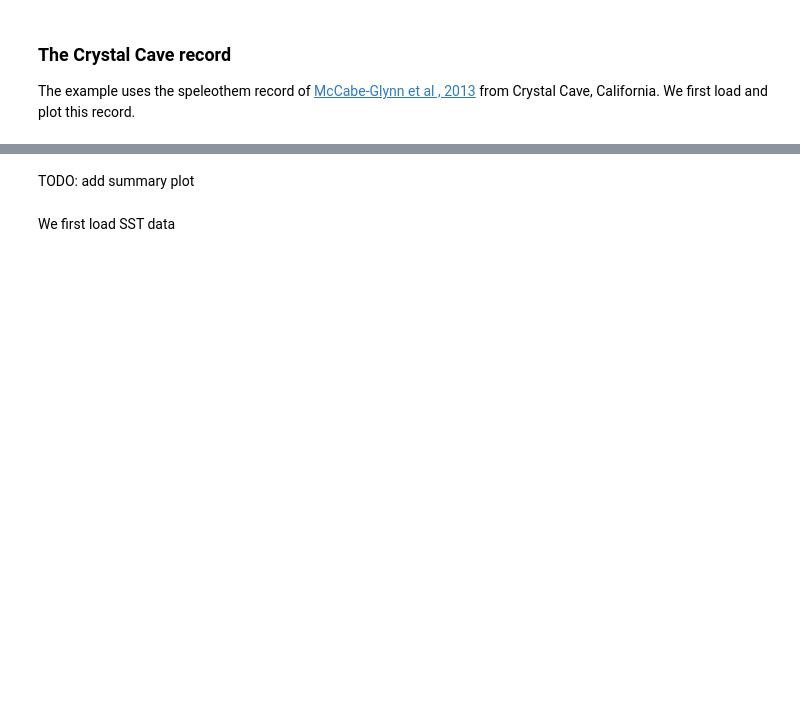
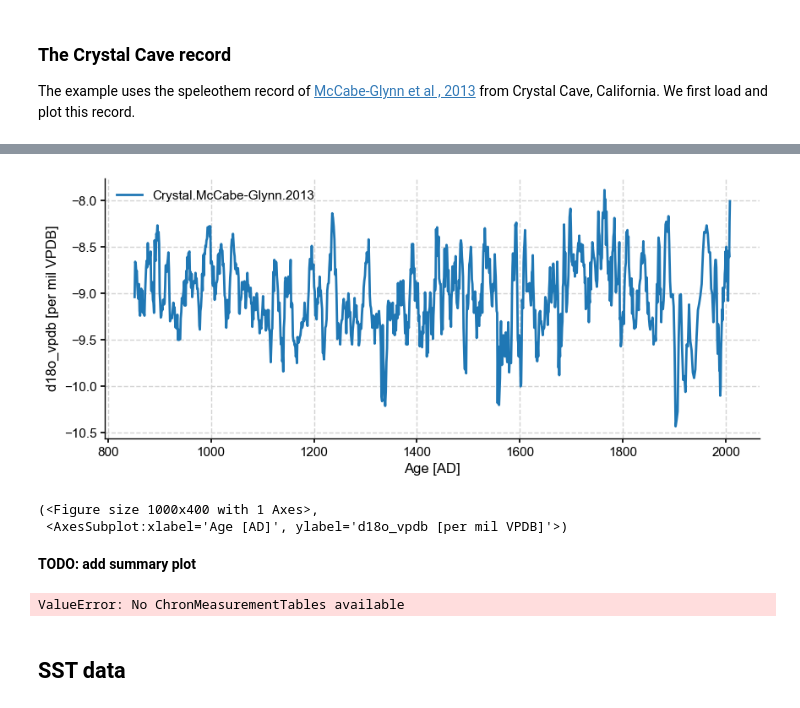
Before and after one commit to LinkedEarth/paleoHackathon, a Jupyter notebook: notebooks/PaleoHack-nb04_Correlations.ipynb, the cells around one changed output, grey strips where cells are left out. Saved outputs shown, nothing was run; the diff lists cells and outputs as text; code cells hidden in the pictures; blank space fills up the shorter version.

```diff
--- a/notebooks/PaleoHack-nb04_Correlations.ipynb
+++ b/notebooks/PaleoHack-nb04_Correlations.ipynb
@@ -31,6 +45,16 @@ ts=pyleo.LipdSeries(v)
+# %%
+ts.plot()
+# %% [output]
+[figure, added]
+(<Figure size 1000x400 with 1 Axes>,
+ <AxesSubplot:xlabel='Age [AD]', ylabel='d18o_vpdb [per mil VPDB]'>)
 # %% [markdown]
-TODO: add summary plot
+__TODO: add summary plot__
+# %%
+tens = ts.chronEnsembleToPaleo(d,0,0)
+# %% [output]
+ValueError: No ChronMeasurementTables available
 # %% [markdown]
-We first load SST data
+## SST data
 # %%
 url = 'https://psl.noaa.gov/thredds/dodsC/Datasets/noaa.ersst.v5/sst.mnmean.nc'
```
Also changed, not shown: parts of 2 cells of this notebook, 7 other files.
